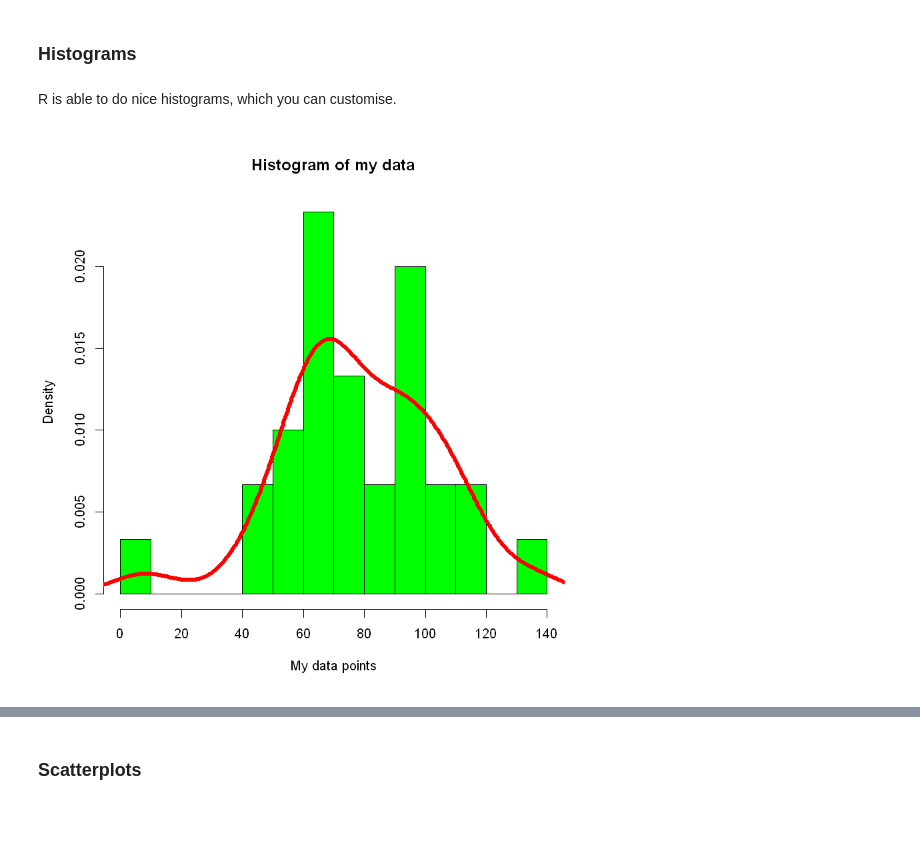
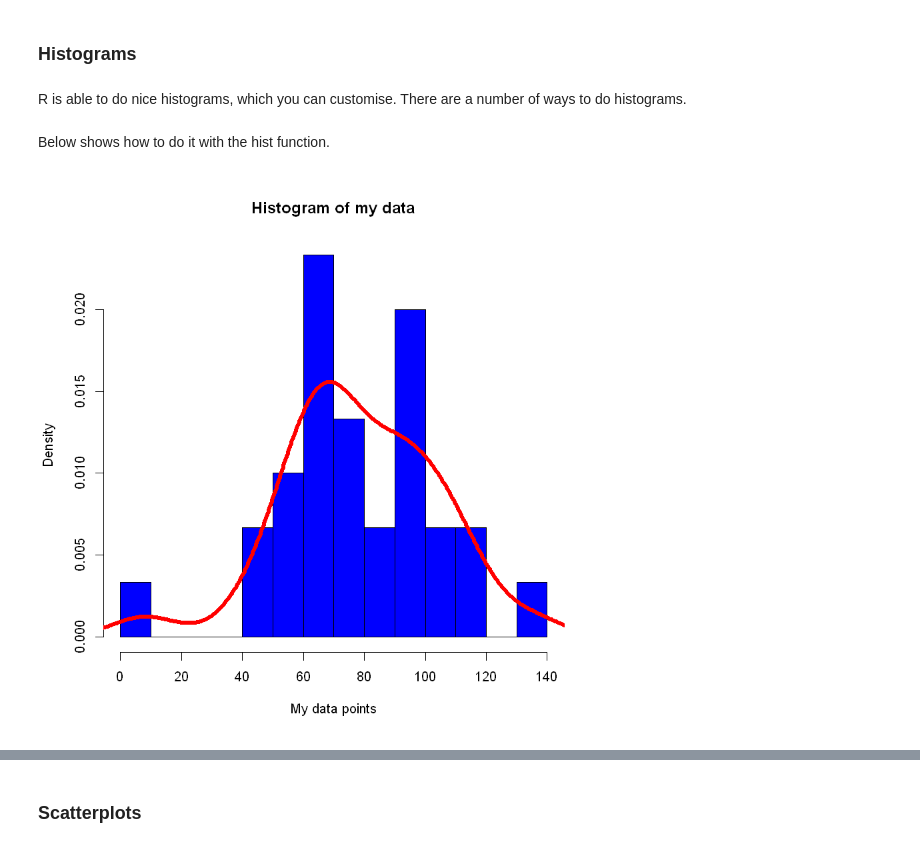
Before and after one commit to MitRoberts/coursera-time-series, a Jupyter notebook: notebooks/time-series-coursera.ipynb, the cells around one changed output, grey strips where cells are left out. Drawn from its saved outputs; the diff is of its cells as text; code cells hidden in the pictures; blank space fills up the shorter version.

Commit message:
Put better histograms in
Showing the normal distribution with a density plot and histogram

```diff
--- a/notebooks/time-series-coursera.ipynb
+++ b/notebooks/time-series-coursera.ipynb
@@ -54,11 +44,13 @@ sd(data.1)
 # %% [markdown]
 ### Histograms
 # %% [markdown]
-R is able to do nice histograms, which you can customise.
+R is able to do nice histograms, which you can customise. There are a number of ways to do histograms.
 # %%
 small.size.dataset=c(91,49,76,112,97,42,70, 100, 8, 112, 95, 90, 78, 62, 56, 94, 65, 58, 109, 70, 109, 91, 71, 76, 68, 62, 134, 57, 83, 66)
+# %% [markdown]
+Below shows how to do it with the hist function.
 # %%
-hist(small.size.dataset, xlab='My data points', main='Histogram of my data', freq=F, col='green', breaks=10)
+hist(small.size.dataset, xlab='My data points', main='Histogram of my data', freq=F, col='blue', breaks=10)
 lines(density(small.size.dataset), col='red', lwd=5)
 # %% [output]
-[figure, old version]
+[figure, new version]
```
Also changed, not shown: parts of 7 cells of this notebook.
